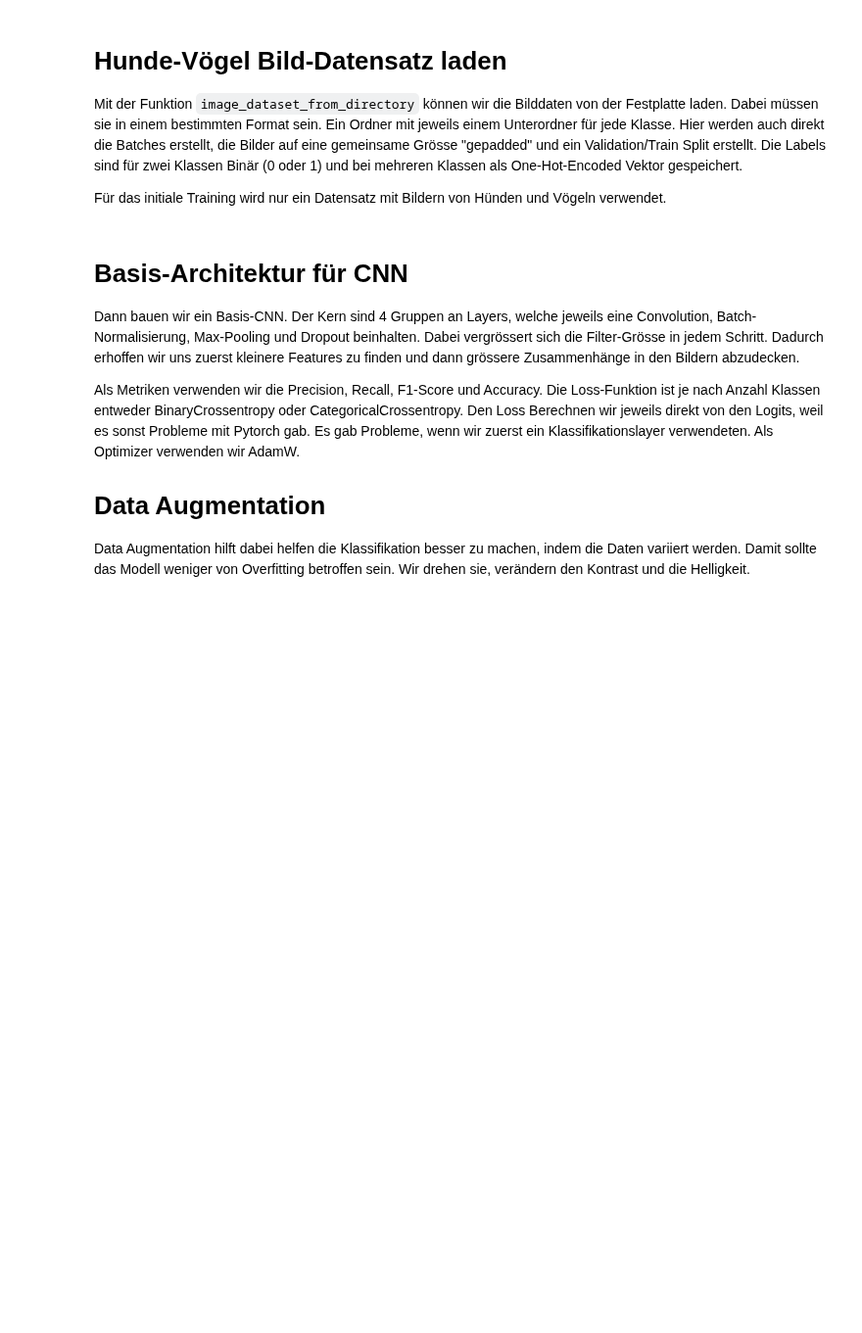
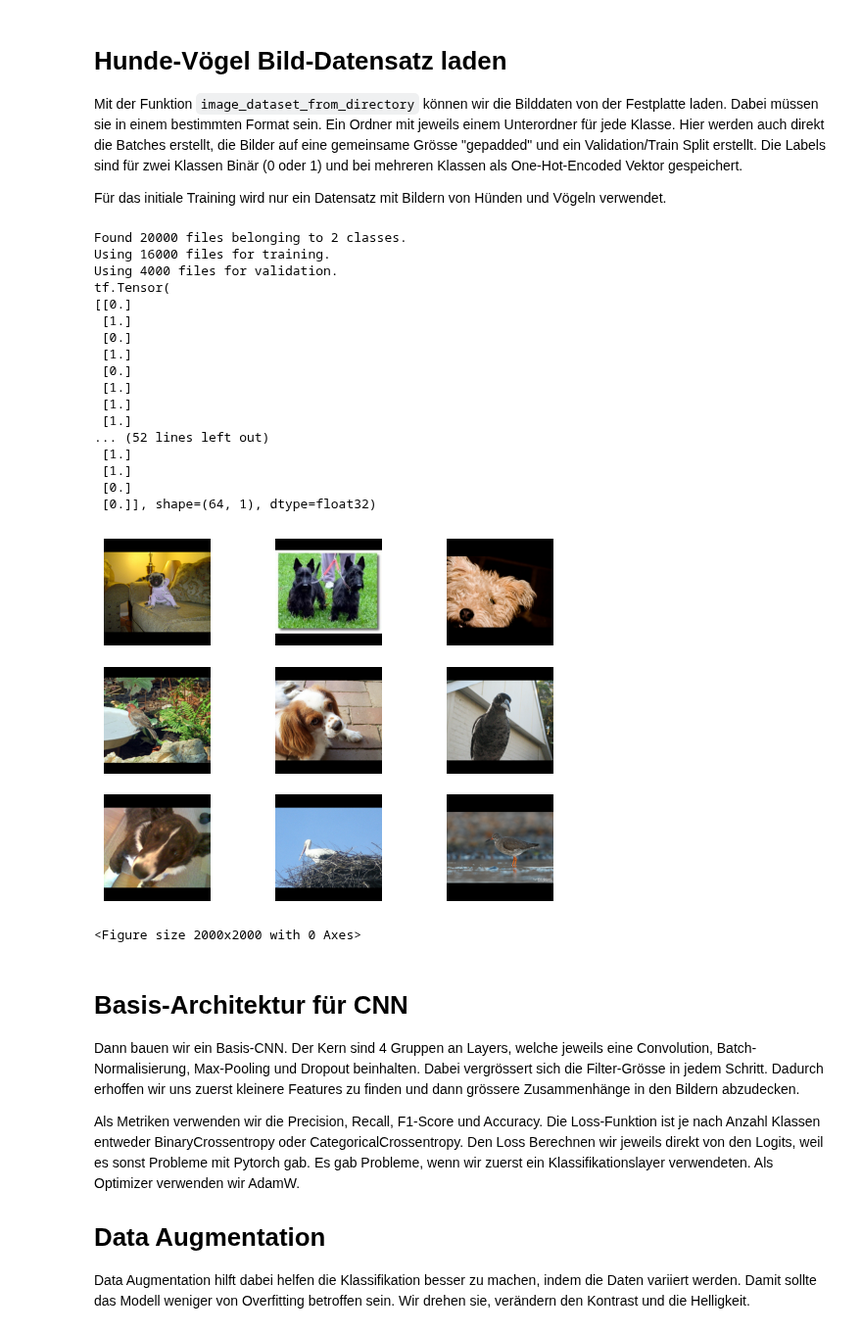
Before and after one commit to AngryBacteria/deeplearning-project-gujen1-steij14, a Jupyter notebook: imagenet_base_cnn.ipynb, the cells around one changed output. Shown at 98% size. Drawn from its saved outputs; the diff is of its cells as text; code cells hidden in the pictures; blank space fills up the shorter version.

Commit message:
trained final base model

```diff
--- a/imagenet_base_cnn.ipynb
+++ b/imagenet_base_cnn.ipynb
@@ -31,33 +30,59 @@ Für das initiale Training wird nur ein Datensatz mit Bildern von Hünden und V
 _data_dir = os.path.join("data", "dog_bird", "images")
 _entries = os.listdir(_data_dir)
 _folder_count = sum(os.path.isdir(os.path.join(_data_dir, entry)) for entry in _entries)
 
 TRAIN_DS, VAL_DS = keras.utils.image_dataset_from_directory(
     _data_dir,
     labels="inferred",
     label_mode="binary",
     color_mode="rgb",
     batch_size=BATCH_SIZE,
     image_size=IMAGE_SIZE,
     shuffle=True,
     interpolation="bilinear",
     pad_to_aspect_ratio=True,
     validation_split=0.2,
     subset="both",
     seed=42,
 )
 
+
+if len(TRAIN_DS.class_names) == 2:
+    NUMBER_OF_CLASSES = 1
+else:
+    NUMBER_OF_CLASSES = len(TRAIN_DS.class_names)
+
 for _, _labels in TRAIN_DS.take(1):
     print(_labels)
     break
 
 for batch_images, _ in TRAIN_DS.take(1):
     for i in range(9):
         plt.subplot(3, 3, i + 1)
         plt.imshow(keras.utils.array_to_img(batch_images[i]))
         plt.axis("off")
 plt.figure(figsize=(20, 20))
 plt.show()
+# %% [output]
+Found 20000 files belonging to 2 classes.
+Using 16000 files for training.
+Using 4000 files for validation.
+tf.Tensor(
+[[0.]
+ [1.]
+ [0.]
+ [1.]
+ [0.]
+ [1.]
+ [1.]
+ [1.]
+... (52 lines left out)
+ [1.]
+ [1.]
+ [0.]
+ [0.]], shape=(64, 1), dtype=float32)
+[figure, added]
+<Figure size 2000x2000 with 0 Axes>
 # %% [markdown]
 # Basis-Architektur für CNN
 
```
Also changed, not shown: parts of 5 cells of this notebook, 4 other files.
